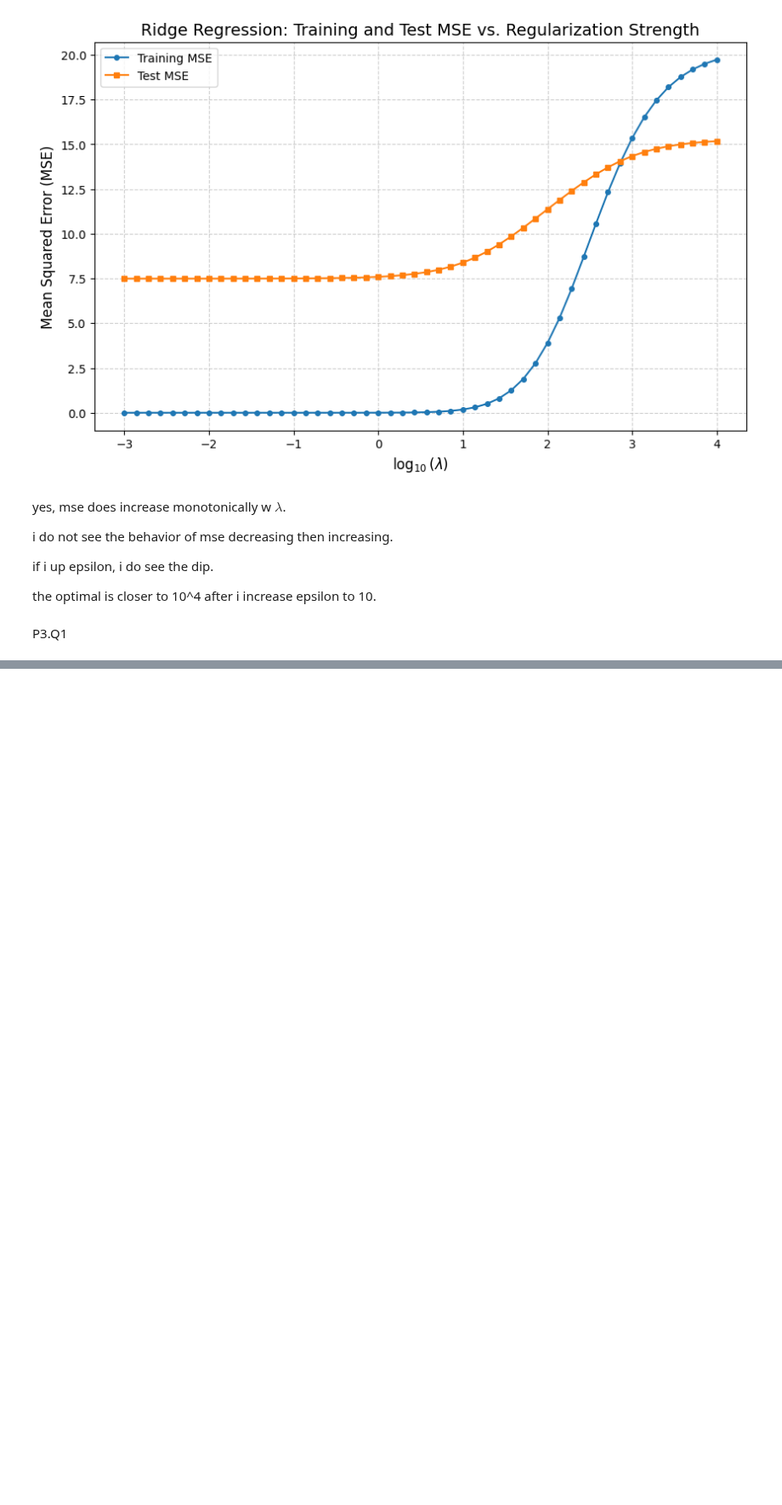
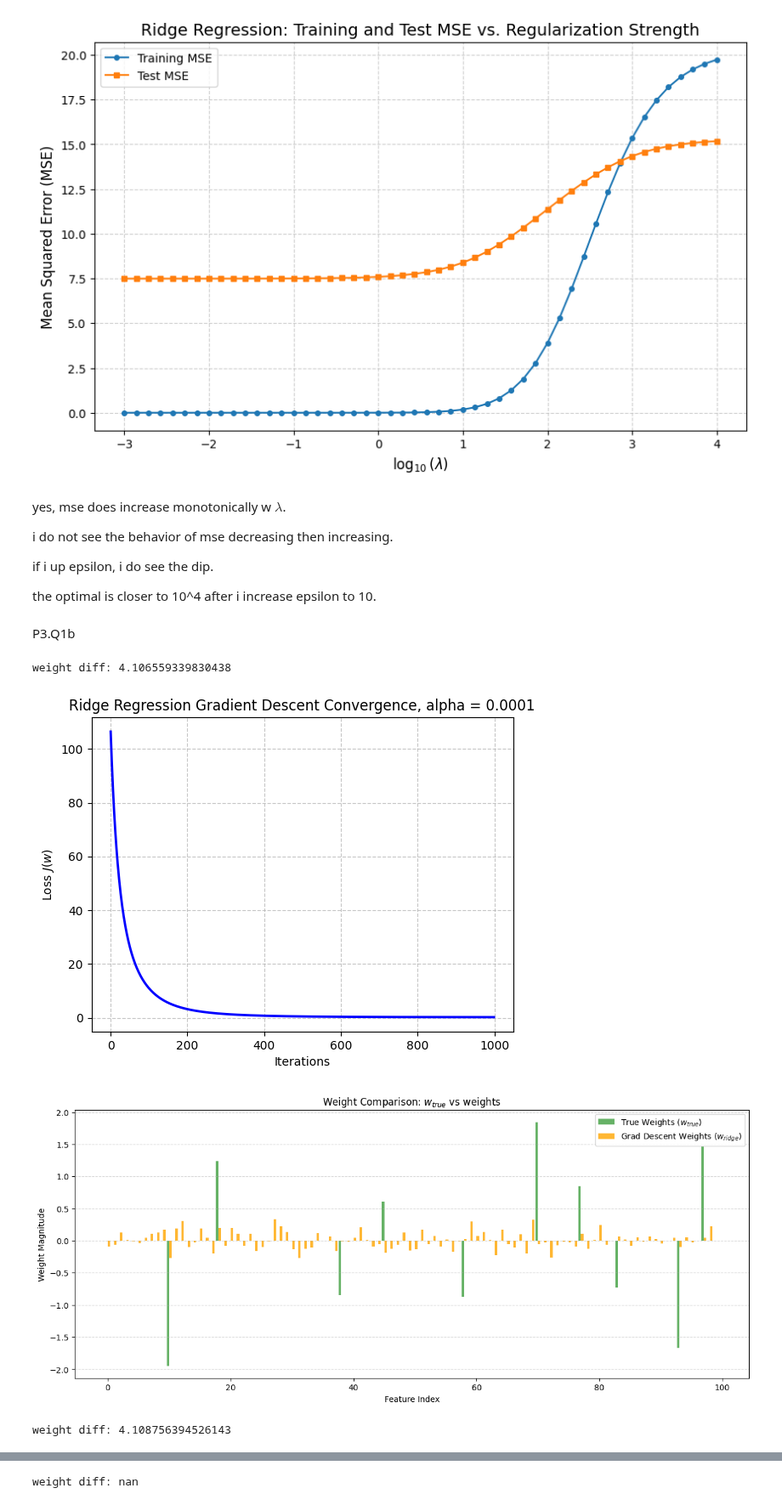
Before and after one commit to splake975/ucsc-2025-2026, a Jupyter notebook: spring_2026/CSE_242/hw2/hw2.ipynb, the cells around one changed output, grey strips where cells are left out. Shown at 85% size. Cells and saved outputs as stored; diff of their text form; code cells hidden in the pictures; blank space fills up the shorter version.

```diff
--- a/spring_2026/CSE_242/hw2/hw2.ipynb
+++ b/spring_2026/CSE_242/hw2/hw2.ipynb
@@ -170,4 +170,4 @@ if i up epsilon, i do see the dip.
 
 the optimal is closer to 10^4 after i increase epsilon to 10.
 # %% [markdown]
-P3.Q1
+P3.Q1b
@@ -173,0 +220,18 @@ P3.Q1
+# %%
+alpha1 = [0.0001,0.001,0.01]
+# %%
+
+for i in range(len(alpha1)):
+    alpha_post_grad_descent_weights,alpha_post_grad_descent_losses = ridge_gradient_descent(X, y, alpha=alpha1[i], lmbda=0.1, iterations=1000)
+    final_weights = alpha_post_grad_descent_weights[:, 0]
+    print(f"weight diff: {np.linalg.norm(final_weights - w_true)}")
+    plot3(alpha_post_grad_descent_losses, len(alpha_post_grad_descent_losses),alpha1[i])
+    plt.show()
+
+    weight_comparison(final_weights)
+    plt.show()
+# %% [output]
+weight diff: 4.106559339830438
+[figure, added]
+[figure, added]
+weight diff: 4.108756394526143
@@ -173,0 +240 @@ P3.Q1
+weight diff: nan
```
Also changed, not shown: parts of 2 cells of this notebook, 8 other files.
